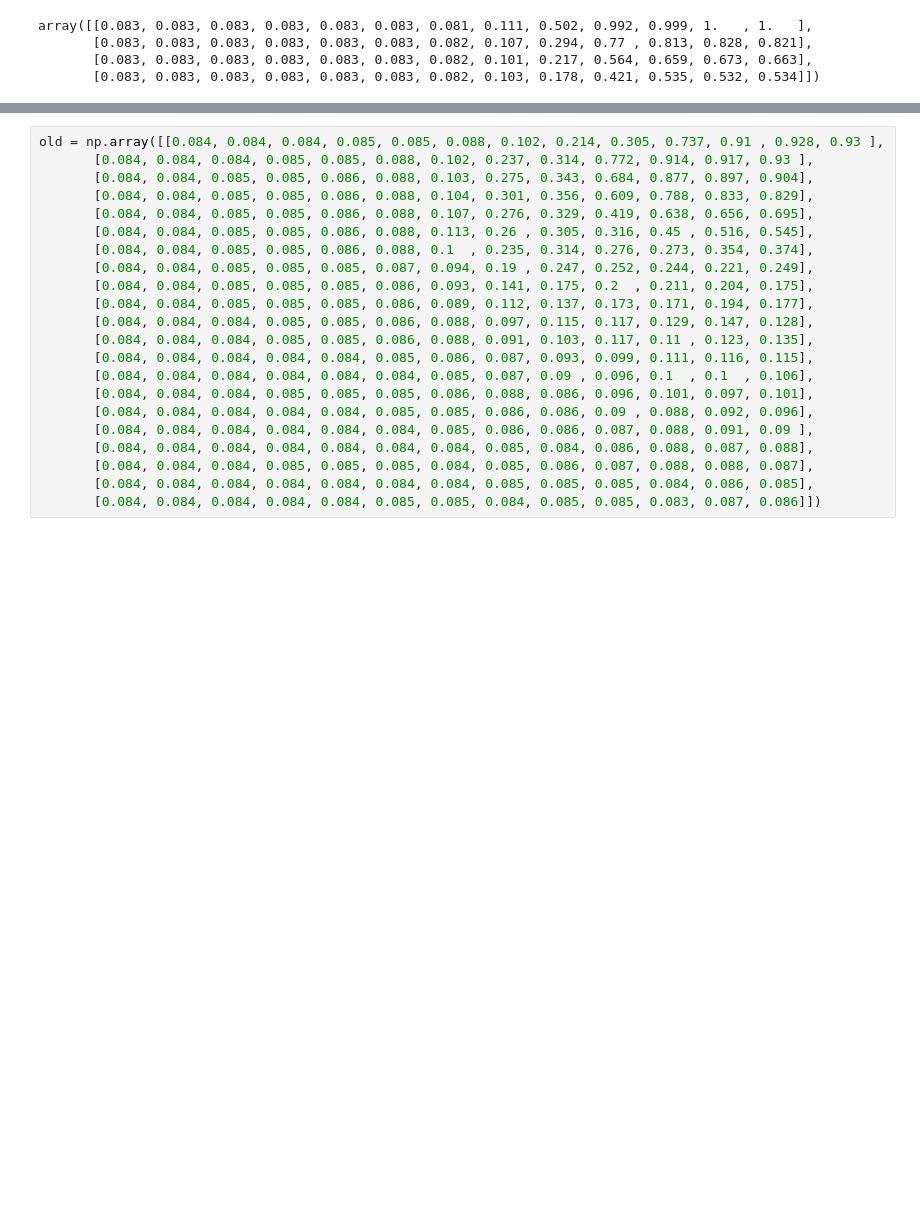
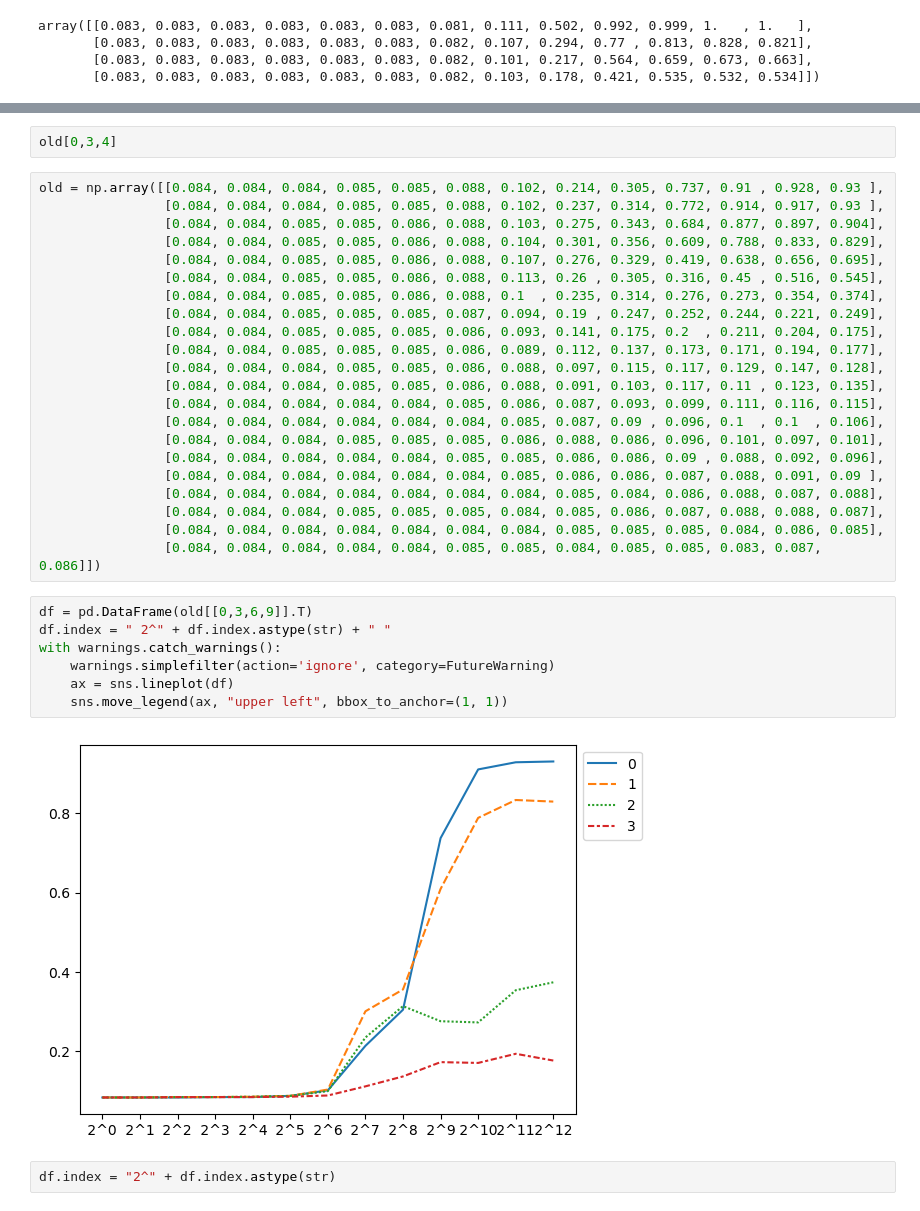
Before and after one commit to saumikn/gymnasium-test, a Jupyter notebook: tree.ipynb, the cells around one changed output, grey strips where cells are left out. Saved outputs shown, nothing was run; the diff lists cells and outputs as text; blank space fills up the shorter version.

```diff
--- a/tree.ipynb
+++ b/tree.ipynb
@@ -526,22 +546,35 @@ array([[0.083, 0.083, 0.083, 0.083, 0.083, 0.083, 0.081, 0.111, 0.502, 0.992, 0.
+# %%
+old[0,3,4]
 # %%
 old = np.array([[0.084, 0.084, 0.084, 0.085, 0.085, 0.088, 0.102, 0.214, 0.305, 0.737, 0.91 , 0.928, 0.93 ],
-       [0.084, 0.084, 0.084, 0.085, 0.085, 0.088, 0.102, 0.237, 0.314, 0.772, 0.914, 0.917, 0.93 ],
-       [0.084, 0.084, 0.085, 0.085, 0.086, 0.088, 0.103, 0.275, 0.343, 0.684, 0.877, 0.897, 0.904],
-       [0.084, 0.084, 0.085, 0.085, 0.086, 0.088, 0.104, 0.301, 0.356, 0.609, 0.788, 0.833, 0.829],
-       [0.084, 0.084, 0.085, 0.085, 0.086, 0.088, 0.107, 0.276, 0.329, 0.419, 0.638, 0.656, 0.695],
-       [0.084, 0.084, 0.085, 0.085, 0.086, 0.088, 0.113, 0.26 , 0.305, 0.316, 0.45 , 0.516, 0.545],
-       [0.084, 0.084, 0.085, 0.085, 0.086, 0.088, 0.1  , 0.235, 0.314, 0.276, 0.273, 0.354, 0.374],
-       [0.084, 0.084, 0.085, 0.085, 0.085, 0.087, 0.094, 0.19 , 0.247, 0.252, 0.244, 0.221, 0.249],
-       [0.084, 0.084, 0.085, 0.085, 0.085, 0.086, 0.093, 0.141, 0.175, 0.2  , 0.211, 0.204, 0.175],
-       [0.084, 0.084, 0.085, 0.085, 0.085, 0.086, 0.089, 0.112, 0.137, 0.173, 0.171, 0.194, 0.177],
-       [0.084, 0.084, 0.084, 0.085, 0.085, 0.086, 0.088, 0.097, 0.115, 0.117, 0.129, 0.147, 0.128],
-       [0.084, 0.084, 0.084, 0.085, 0.085, 0.086, 0.088, 0.091, 0.103, 0.117, 0.11 , 0.123, 0.135],
-       [0.084, 0.084, 0.084, 0.084, 0.084, 0.085, 0.086, 0.087, 0.093, 0.099, 0.111, 0.116, 0.115],
-       [0.084, 0.084, 0.084, 0.084, 0.084, 0.084, 0.085, 0.087, 0.09 , 0.096, 0.1  , 0.1  , 0.106],
-       [0.084, 0.084, 0.084, 0.085, 0.085, 0.085, 0.086, 0.088, 0.086, 0.096, 0.101, 0.097, 0.101],
-       [0.084, 0.084, 0.084, 0.084, 0.084, 0.085, 0.085, 0.086, 0.086, 0.09 , 0.088, 0.092, 0.096],
-       [0.084, 0.084, 0.084, 0.084, 0.084, 0.084, 0.085, 0.086, 0.086, 0.087, 0.088, 0.091, 0.09 ],
-       [0.084, 0.084, 0.084, 0.084, 0.084, 0.084, 0.084, 0.085, 0.084, 0.086, 0.088, 0.087, 0.088],
-       [0.084, 0.084, 0.084, 0.085, 0.085, 0.085, 0.084, 0.085, 0.086, 0.087, 0.088, 0.088, 0.087],
-       [0.084, 0.084, 0.084, 0.084, 0.084, 0.084, 0.084, 0.085, 0.085, 0.085, 0.084, 0.086, 0.085],
-       [0.084, 0.084, 0.084, 0.084, 0.084, 0.085, 0.085, 0.084, 0.085, 0.085, 0.083, 0.087, 0.086]])
+                [0.084, 0.084, 0.084, 0.085, 0.085, 0.088, 0.102, 0.237, 0.314, 0.772, 0.914, 0.917, 0.93 ],
+                [0.084, 0.084, 0.085, 0.085, 0.086, 0.088, 0.103, 0.275, 0.343, 0.684, 0.877, 0.897, 0.904],
+                [0.084, 0.084, 0.085, 0.085, 0.086, 0.088, 0.104, 0.301, 0.356, 0.609, 0.788, 0.833, 0.829],
+                [0.084, 0.084, 0.085, 0.085, 0.086, 0.088, 0.107, 0.276, 0.329, 0.419, 0.638, 0.656, 0.695],
+                [0.084, 0.084, 0.085, 0.085, 0.086, 0.088, 0.113, 0.26 , 0.305, 0.316, 0.45 , 0.516, 0.545],
+                [0.084, 0.084, 0.085, 0.085, 0.086, 0.088, 0.1  , 0.235, 0.314, 0.276, 0.273, 0.354, 0.374],
+                [0.084, 0.084, 0.085, 0.085, 0.085, 0.087, 0.094, 0.19 , 0.247, 0.252, 0.244, 0.221, 0.249],
+                [0.084, 0.084, 0.085, 0.085, 0.085, 0.086, 0.093, 0.141, 0.175, 0.2  , 0.211, 0.204, 0.175],
+                [0.084, 0.084, 0.085, 0.085, 0.085, 0.086, 0.089, 0.112, 0.137, 0.173, 0.171, 0.194, 0.177],
+                [0.084, 0.084, 0.084, 0.085, 0.085, 0.086, 0.088, 0.097, 0.115, 0.117, 0.129, 0.147, 0.128],
+                [0.084, 0.084, 0.084, 0.085, 0.085, 0.086, 0.088, 0.091, 0.103, 0.117, 0.11 , 0.123, 0.135],
+                [0.084, 0.084, 0.084, 0.084, 0.084, 0.085, 0.086, 0.087, 0.093, 0.099, 0.111, 0.116, 0.115],
+                [0.084, 0.084, 0.084, 0.084, 0.084, 0.084, 0.085, 0.087, 0.09 , 0.096, 0.1  , 0.1  , 0.106],
+                [0.084, 0.084, 0.084, 0.085, 0.085, 0.085, 0.086, 0.088, 0.086, 0.096, 0.101, 0.097, 0.101],
+                [0.084, 0.084, 0.084, 0.084, 0.084, 0.085, 0.085, 0.086, 0.086, 0.09 , 0.088, 0.092, 0.096],
+                [0.084, 0.084, 0.084, 0.084, 0.084, 0.084, 0.085, 0.086, 0.086, 0.087, 0.088, 0.091, 0.09 ],
+                [0.084, 0.084, 0.084, 0.084, 0.084, 0.084, 0.084, 0.085, 0.084, 0.086, 0.088, 0.087, 0.088],
+                [0.084, 0.084, 0.084, 0.085, 0.085, 0.085, 0.084, 0.085, 0.086, 0.087, 0.088, 0.088, 0.087],
+                [0.084, 0.084, 0.084, 0.084, 0.084, 0.084, 0.084, 0.085, 0.085, 0.085, 0.084, 0.086, 0.085],
+                [0.084, 0.084, 0.084, 0.084, 0.084, 0.085, 0.085, 0.084, 0.085, 0.085, 0.083, 0.087, 0.086]])
+# %%
+df = pd.DataFrame(old[[0,3,6,9]].T)
+df.index = " 2^" + df.index.astype(str) + " "
+with warnings.catch_warnings():
+    warnings.simplefilter(action='ignore', category=FutureWarning)
+    ax = sns.lineplot(df)
+    sns.move_legend(ax, "upper left", bbox_to_anchor=(1, 1))
+# %% [output]
+[figure, added]
+# %%
+df.index = "2^" + df.index.astype(str)
```
Also changed, not shown: parts of 15 cells of this notebook.
